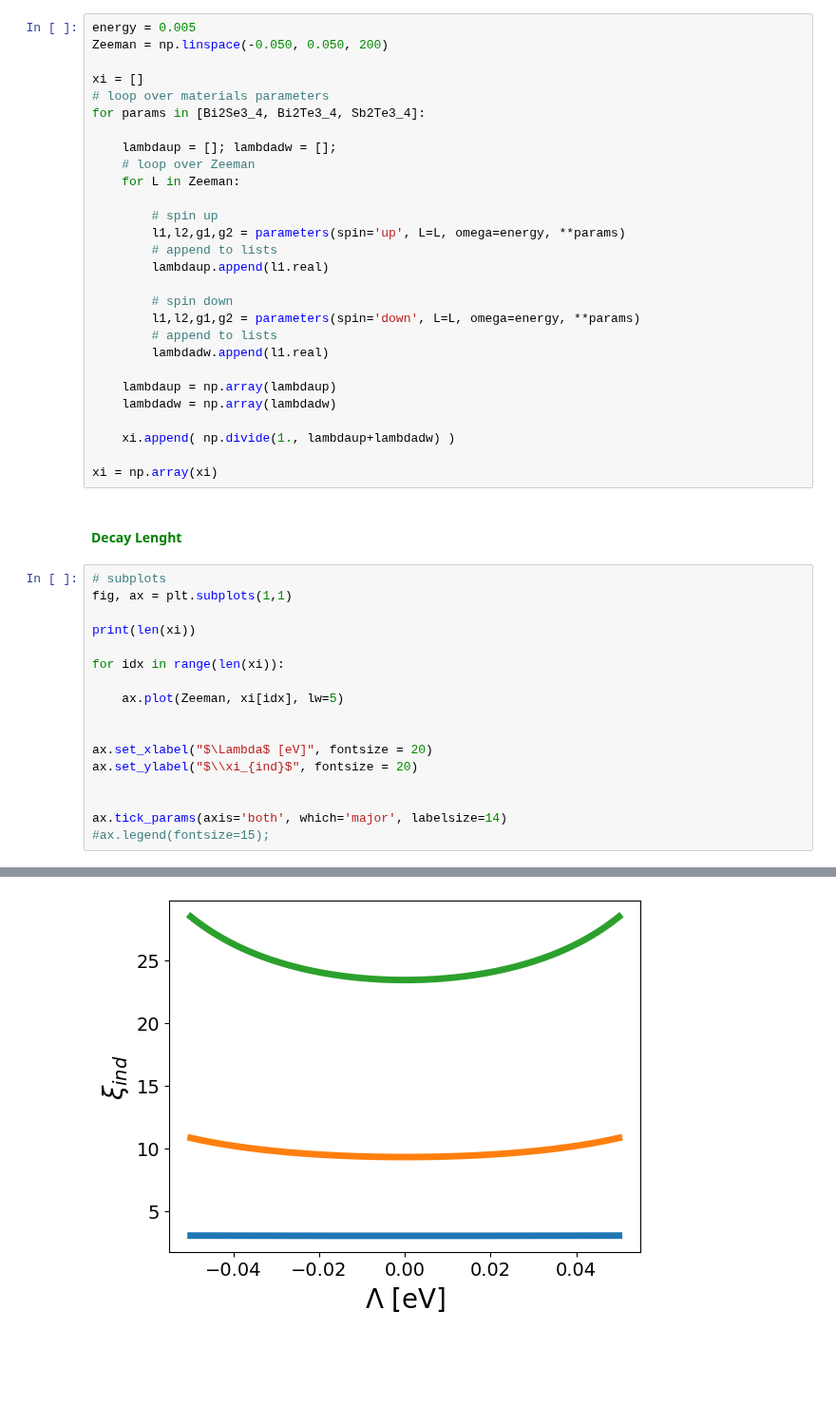
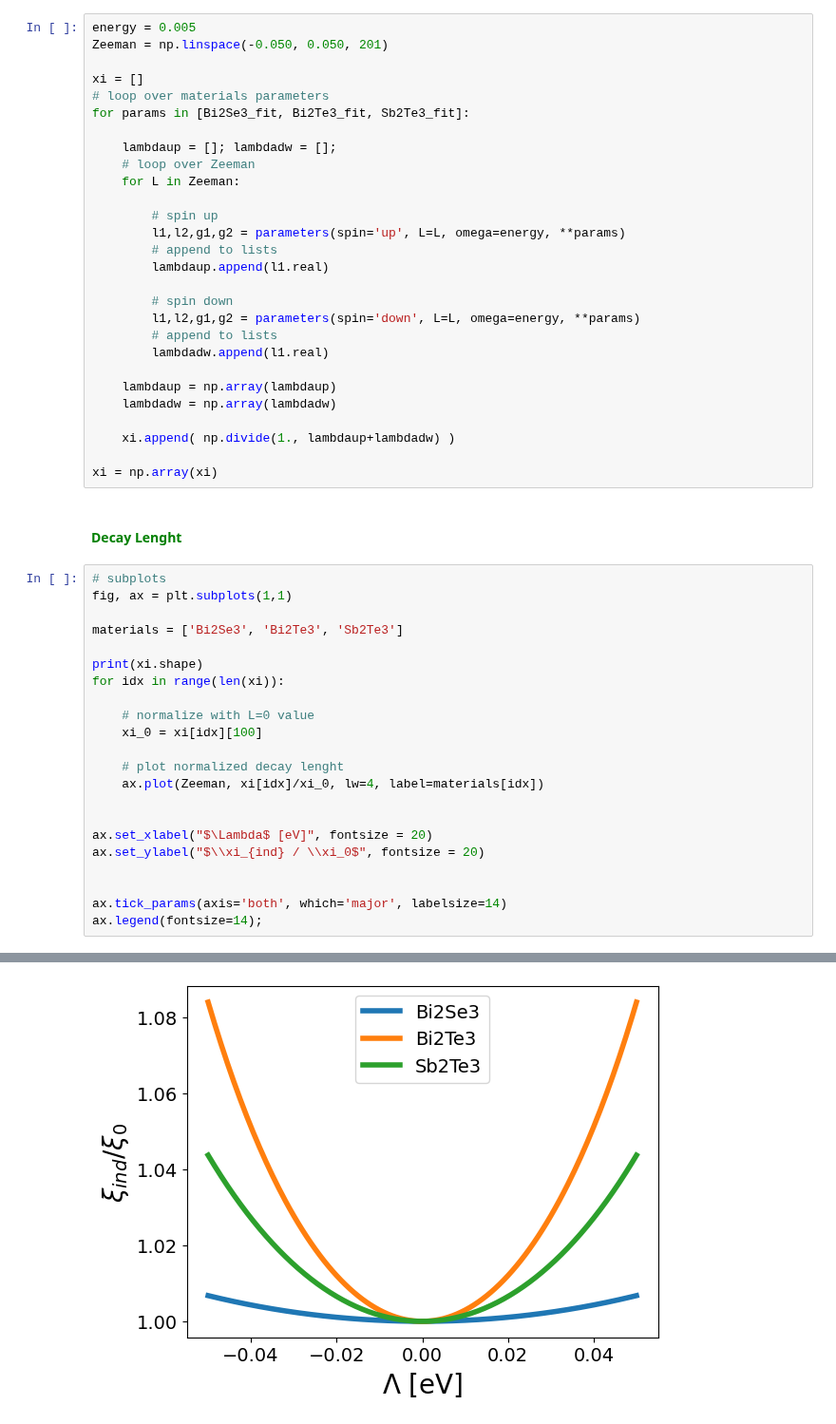
Before and after one commit to danidimic/MTI_SC_Gorkov, a Jupyter notebook: Coefficients.ipynb, the cells around one changed output, grey strips where cells are left out. Shown at 95% size. Cells and saved outputs as stored; diff of their text form; blank space fills up the shorter version.

```diff
--- a/Coefficients.ipynb
+++ b/Coefficients.ipynb
@@ -282,11 +282,11 @@ $$
 $$
 # %%
 energy = 0.005
-Zeeman = np.linspace(-0.050, 0.050, 200)
+Zeeman = np.linspace(-0.050, 0.050, 201)
 
 xi = []
 # loop over materials parameters
-for params in [Bi2Se3_4, Bi2Te3_4, Sb2Te3_4]:
+for params in [Bi2Se3_fit, Bi2Te3_fit, Sb2Te3_fit]:
 
     lambdaup = []; lambdadw = [];
     # loop over Zeeman
@@ -314,17 +314,22 @@ xi = np.array(xi)
 # subplots
 fig, ax = plt.subplots(1,1)
 
-print(len(xi))
+materials = ['Bi2Se3', 'Bi2Te3', 'Sb2Te3']
 
+print(xi.shape)
 for idx in range(len(xi)):
 
-    ax.plot(Zeeman, xi[idx], lw=5)
+    # normalize with L=0 value
+    xi_0 = xi[idx][100]
+
+    # plot normalized decay lenght
+    ax.plot(Zeeman, xi[idx]/xi_0, lw=4, label=materials[idx])
 
 
 ax.set_xlabel("$\Lambda$ [eV]", fontsize = 20)
-ax.set_ylabel("$\\xi_{ind}$", fontsize = 20)
+ax.set_ylabel("$\\xi_{ind} / \\xi_0$", fontsize = 20)
 
 
 ax.tick_params(axis='both', which='major', labelsize=14)
-#ax.legend(fontsize=15);
+ax.legend(fontsize=14);
 # %% [output]
@@ -332 +337 @@ ax.tick_params(axis='both', which='major', labelsize=14)
-[figure, old version]
+[figure, new version]
```
Also changed, not shown: parts of 2 cells of this notebook, 2 other files.
